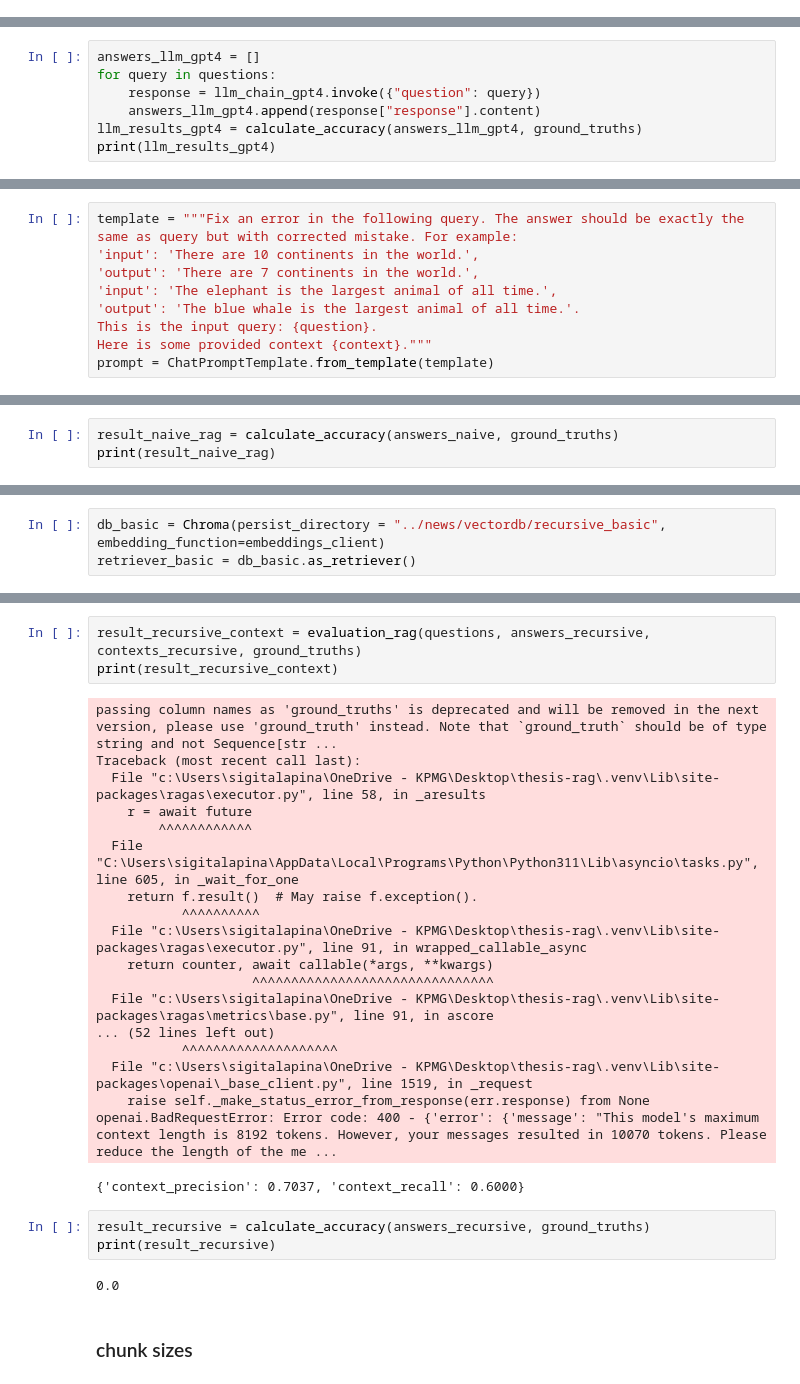
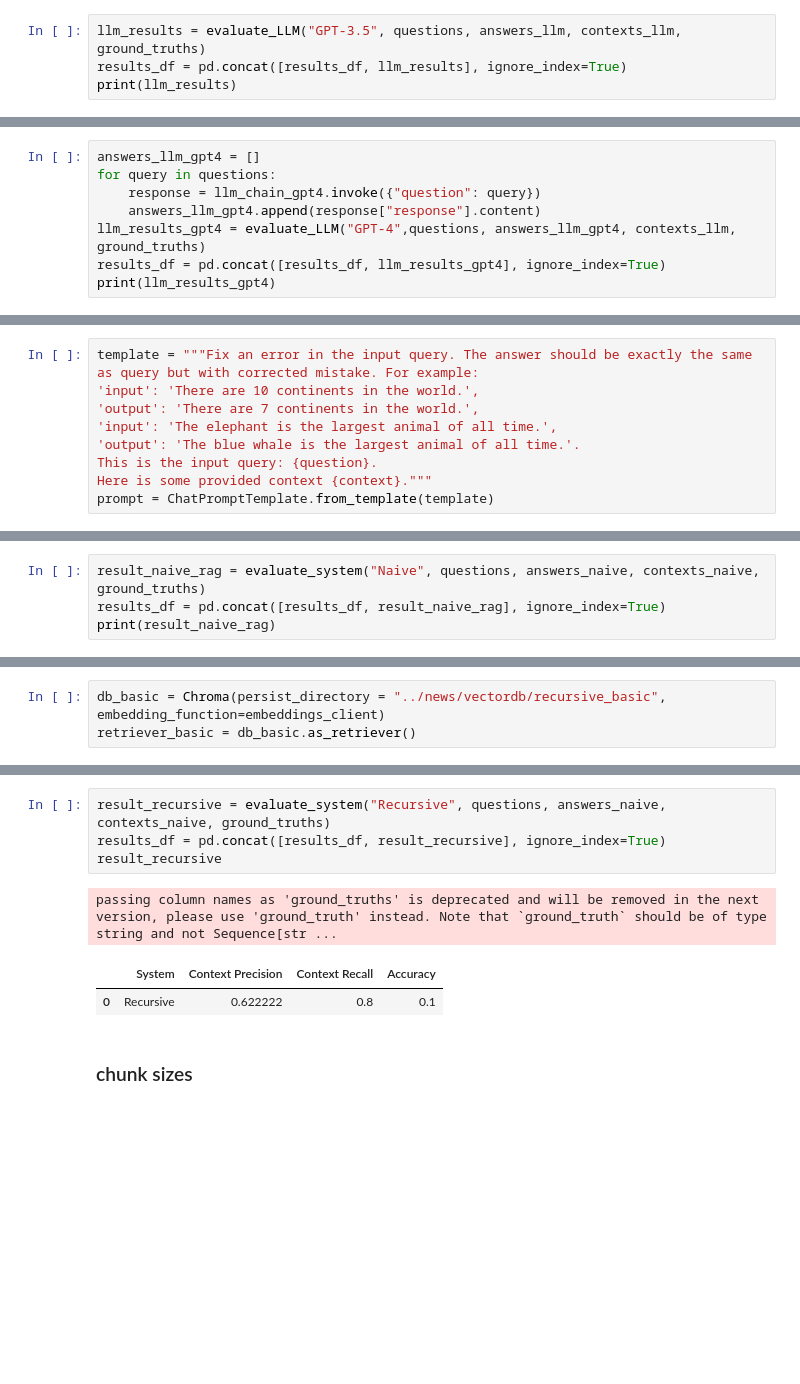
Before and after one commit to misslapina123/thesis-rag, a Jupyter notebook: errors/errors_news.ipynb, the cells around one changed output, grey strips where cells are left out. Cells and saved outputs as stored; diff of their text form; blank space fills up the shorter version.

Commit message:
News error fixing done

```diff
--- a/errors/errors_news.ipynb
+++ b/errors/errors_news.ipynb
@@ -171,0 +184,4 @@ print(llm_results)
+# %%
+llm_results = evaluate_LLM("GPT-3.5", questions, answers_llm, contexts_llm, ground_truths)
+results_df = pd.concat([results_df, llm_results], ignore_index=True)
+print(llm_results)
@@ -174,6 +193,7 @@ answers_llm_gpt4 = []
 for query in questions:
     response = llm_chain_gpt4.invoke({"question": query})
     answers_llm_gpt4.append(response["response"].content)
-llm_results_gpt4 = calculate_accuracy(answers_llm_gpt4, ground_truths)
+llm_results_gpt4 = evaluate_LLM("GPT-4",questions, answers_llm_gpt4, contexts_llm, ground_truths)
+results_df = pd.concat([results_df, llm_results_gpt4], ignore_index=True)
 print(llm_results_gpt4)
 # %% [output]
@@ -214,7 +222,7 @@ retriever_naive = db_naive.as_retriever()
 db_naive = Chroma(persist_directory = "../news/vectordb/naive", embedding_function=embeddings_client)
 retriever_naive = db_naive.as_retriever()
 # %%
-template = """Fix an error in the following query. The answer should be exactly the same as query but with corrected mistake. For example:
+template = """Fix an error in the input query. The answer should be exactly the same as query but with corrected mistake. For example:
 'input': 'There are 10 continents in the world.',
 'output': 'There are 7 continents in the world.',
 'input': 'The elephant is the largest animal of all time.',
@@ -261,4 +250,5 @@ passing column names as 'ground_truths' is deprecated and will be removed in the
 # %%
-result_naive_rag = calculate_accuracy(answers_naive, ground_truths)
+result_naive_rag = evaluate_system("Naive", questions, answers_naive, contexts_naive, ground_truths)
+results_df = pd.concat([results_df, result_naive_rag], ignore_index=True)
 print(result_naive_rag)
 # %% [output]
@@ -320,29 +288,10 @@ Warning: Error code: 400 - {'error': {'message': "This model's maximum context l
-# %%
-result_recursive_context = evaluation_rag(questions, answers_recursive, contexts_recursive, ground_truths)
-print(result_recursive_context)
-# %% [output]
-passing column names as 'ground_truths' is deprecated and will be removed in the next version, please use 'ground_truth' instead. Note that `ground_truth` should be of type string and not Sequence[str ...
-Traceback (most recent call last):
-  File "c:\Users\sigitalapina\OneDrive - KPMG\Desktop\thesis-rag\.venv\Lib\site-packages\ragas\executor.py", line 58, in _aresults
-    r = await future
-        ^^^^^^^^^^^^
-  File "C:\Users\sigitalapina\AppData\Local\Programs\Python\Python311\Lib\asyncio\tasks.py", line 605, in _wait_for_one
-    return f.result()  # May raise f.exception().
-           ^^^^^^^^^^
-  File "c:\Users\sigitalapina\OneDrive - KPMG\Desktop\thesis-rag\.venv\Lib\site-packages\ragas\executor.py", line 91, in wrapped_callable_async
-    return counter, await callable(*args, **kwargs)
-                    ^^^^^^^^^^^^^^^^^^^^^^^^^^^^^^^
-  File "c:\Users\sigitalapina\OneDrive - KPMG\Desktop\thesis-rag\.venv\Lib\site-packages\ragas\metrics\base.py", line 91, in ascore
-... (52 lines left out)
-           ^^^^^^^^^^^^^^^^^^^^
-  File "c:\Users\sigitalapina\OneDrive - KPMG\Desktop\thesis-rag\.venv\Lib\site-packages\openai\_base_client.py", line 1519, in _request
-    raise self._make_status_error_from_response(err.response) from None
-openai.BadRequestError: Error code: 400 - {'error': {'message': "This model's maximum context length is 8192 tokens. However, your messages resulted in 10070 tokens. Please reduce the length of the me ...
-{'context_precision': 0.7037, 'context_recall': 0.6000}
-# %%
-result_recursive = calculate_accuracy(answers_recursive, ground_truths)
-print(result_recursive)
-# %% [output]
-0.0
+# %%
+result_recursive = evaluate_system("Recursive", questions, answers_naive, contexts_naive, ground_truths)
+results_df = pd.concat([results_df, result_recursive], ignore_index=True)
+result_recursive
+# %% [output]
+passing column names as 'ground_truths' is deprecated and will be removed in the next version, please use 'ground_truth' instead. Note that `ground_truth` should be of type string and not Sequence[str ...
+|  | System | Context Precision | Context Recall | Accuracy |
+| 0 | Recursive | 0.622222 | 0.8 | 0.1 |
 # %% [markdown]
 ### chunk sizes
```
Also changed, not shown: parts of 79 cells of this notebook, 4 other files.
